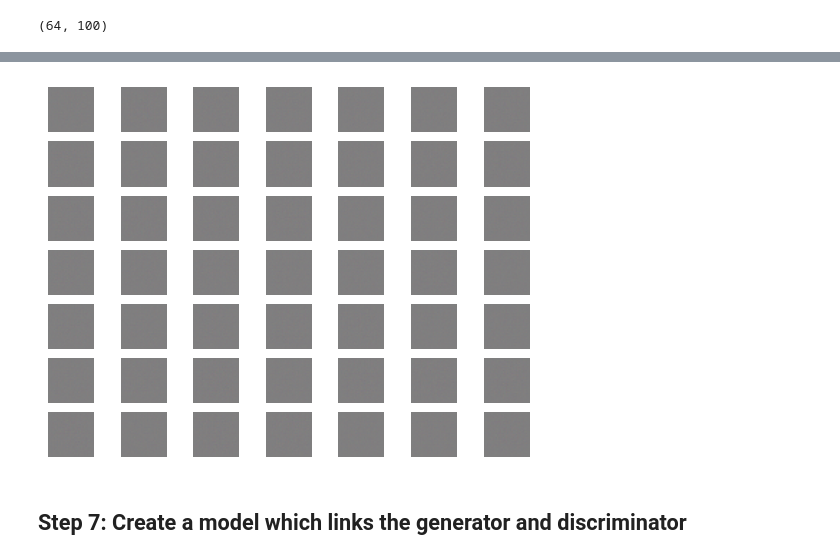
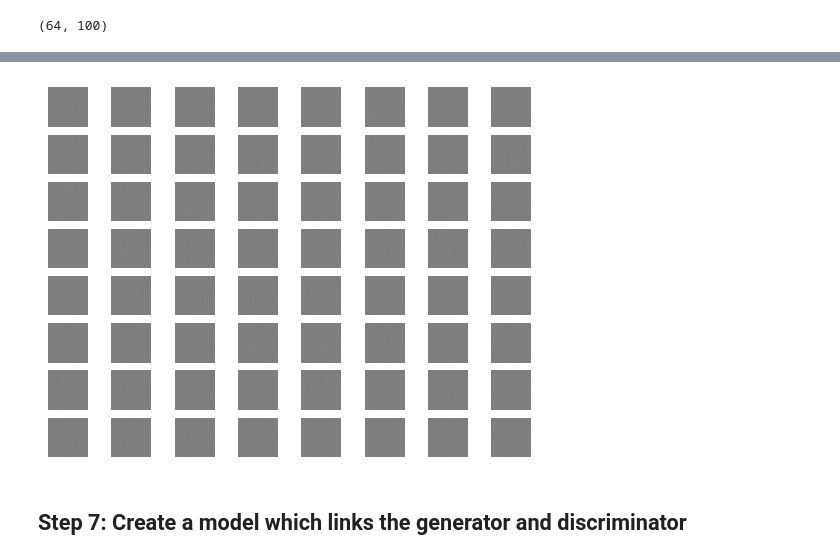
Before and after one commit to amankiitg/Foundation_AI, a Jupyter notebook: GenAI_Fundamentals_Build_First_GAN_(1).ipynb, the cells around one changed output, grey strips where cells are left out. Saved outputs shown, nothing was run; the diff lists cells and outputs as text; code cells hidden in the pictures.

```diff
--- a/GenAI_Fundamentals_Build_First_GAN_(1).ipynb
+++ b/GenAI_Fundamentals_Build_First_GAN_(1).ipynb
@@ -191,8 +195,9 @@ WARNING:matplotlib.image:Clipping input data to the valid range for imshow with
 ### Step 4: Show training of discriminator model on random fake data
 # %%
 # train the discriminator model
-def train_discriminator(model, dataset, n_iter=20, n_batch=128):
+def train_discriminator(model, dataset, n_iter=100, n_batch=128):
 	half_batch = int(n_batch / 2)
+ #128/2 = 64
 	# manually enumerate epochs
 	for i in range(n_iter):
 		# get randomly selected 'real' samples
@@ -333,14 +336,14 @@ latent_dim = 100
 # define the discriminator model
 model = define_generator(latent_dim)
 # generate samples
-n_samples = 49
+n_samples = 64
 X, _ = generate_fake_samples(model, latent_dim, n_samples)
 # scale pixel values from [-1,1] to [0,1]
 X = (X + 1) / 2.0
 # plot the generated samples
 for i in range(n_samples):
 	# define subplot
-	pyplot.subplot(7, 7, 1 + i)
+	pyplot.subplot(8, 8, 1 + i)
 	# turn off axis labels
 	pyplot.axis('off')
 	# plot single image
@@ -352,4 +355,4 @@ pyplot.show()
-[figure, old version]
+[figure, new version]
 # %% [markdown]
 ## Step 7: Create a model which links the generator and discriminator
 # %%
```
Also changed, not shown: parts of 10 cells of this notebook.
